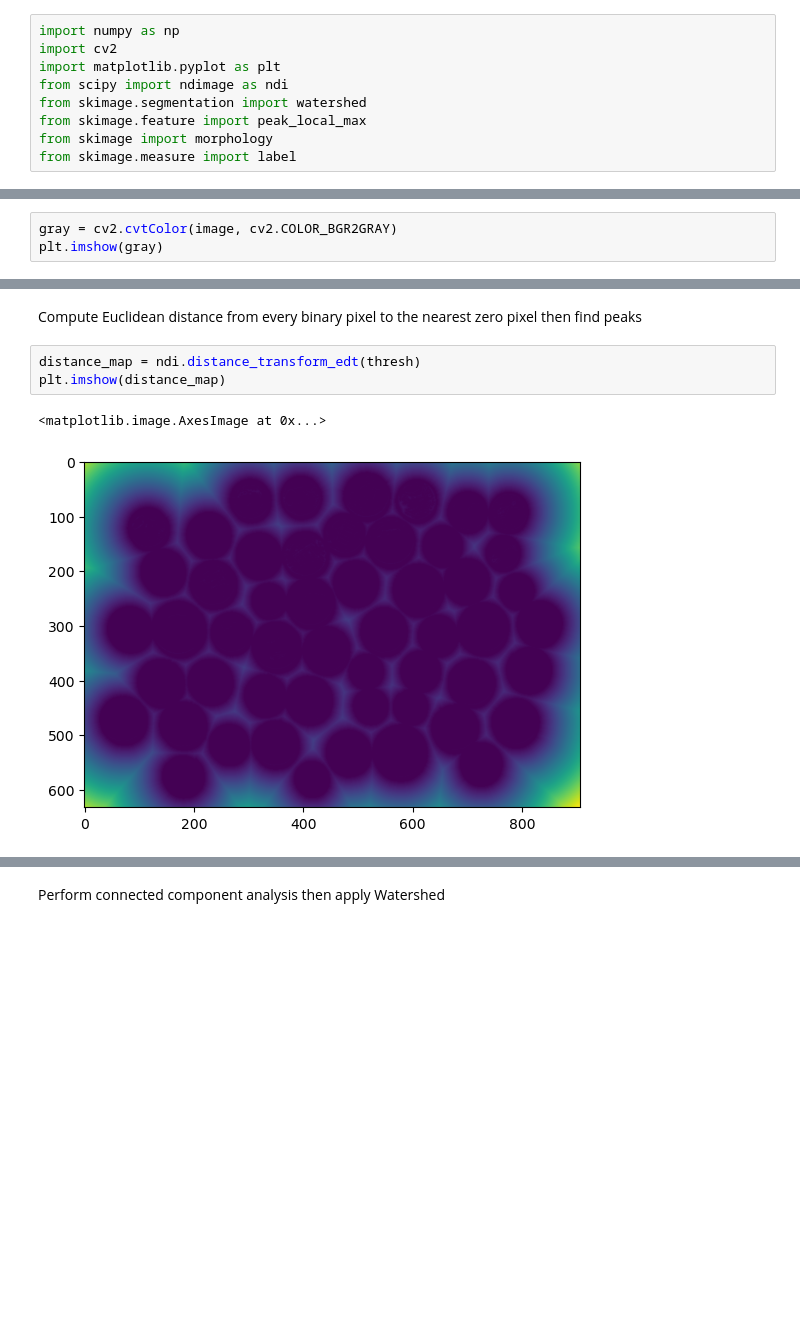
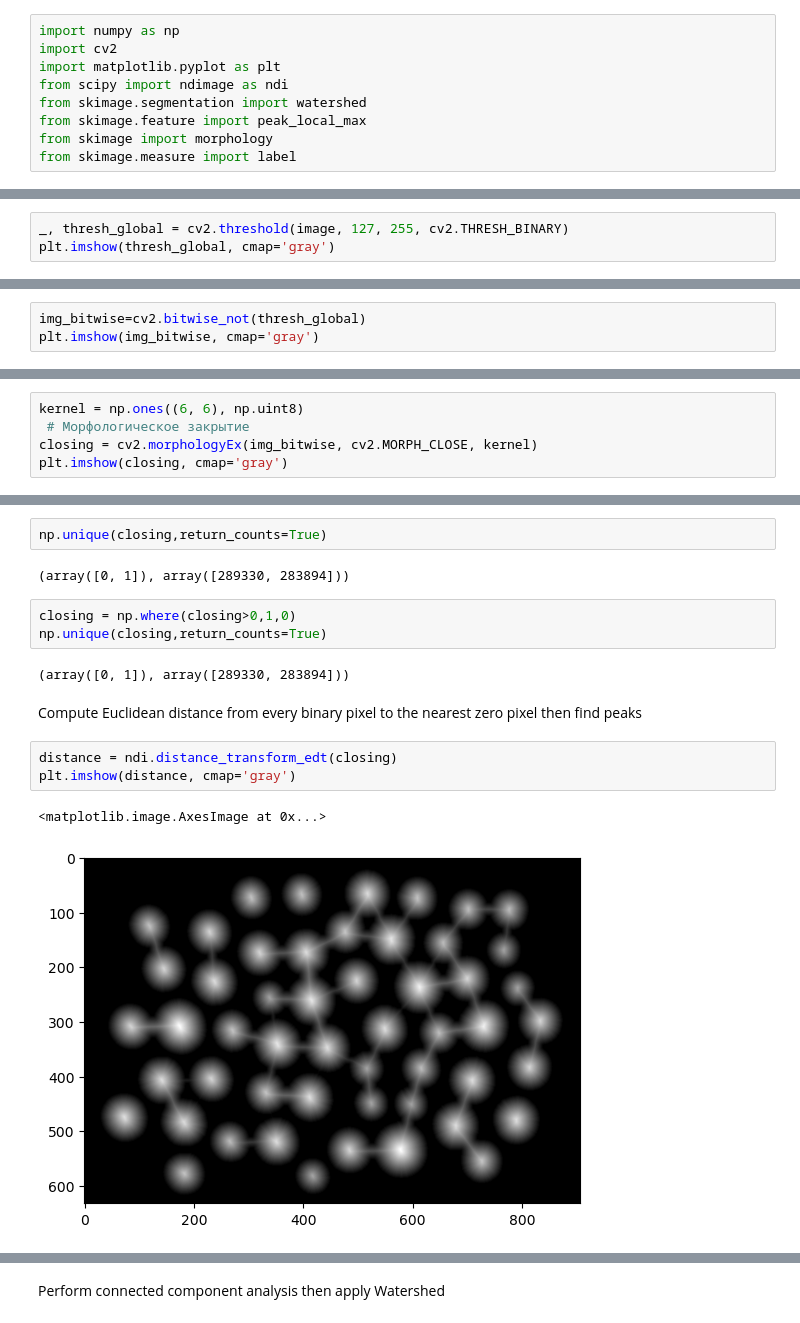
Before and after one commit to ch1cly/PythonScripts, a Jupyter notebook: imageprocessing/fourth.ipynb, the cells around one changed output, grey strips where cells are left out. Cells and saved outputs as stored; diff of their text form; blank space fills up the shorter version.

```diff
--- a/imageprocessing/fourth.ipynb
+++ b/imageprocessing/fourth.ipynb
@@ -16,5 +16,5 @@ plt.imshow(image)
 # %%
-gray = cv2.cvtColor(image, cv2.COLOR_BGR2GRAY)
-plt.imshow(gray)
+_, thresh_global = cv2.threshold(image, 127, 255, cv2.THRESH_BINARY)
+plt.imshow(thresh_global, cmap='gray')
 # %% [output]
 <matplotlib.image.AxesImage at 0x...>
@@ -27,0 +22,3 @@ plt.imshow(thresh)
+# %%
+img_bitwise=cv2.bitwise_not(thresh_global)
+plt.imshow(img_bitwise, cmap='gray')
@@ -27,0 +36,5 @@ plt.imshow(thresh)
+# %%
+kernel = np.ones((6, 6), np.uint8)
+ # Морфологическое закрытие
+closing = cv2.morphologyEx(img_bitwise, cv2.MORPH_CLOSE, kernel)
+plt.imshow(closing, cmap='gray')
@@ -28,8 +44,17 @@ plt.imshow(thresh)
+# %%
+np.unique(closing,return_counts=True)
+# %% [output]
+(array([0, 1]), array([289330, 283894]))
+# %%
+closing = np.where(closing>0,1,0)
+np.unique(closing,return_counts=True)
+# %% [output]
+(array([0, 1]), array([289330, 283894]))
 # %% [markdown]
  Compute Euclidean distance from every binary pixel to the nearest zero pixel then find peaks
 # %%
-distance_map = ndi.distance_transform_edt(thresh)
-plt.imshow(distance_map)
+distance = ndi.distance_transform_edt(closing)
+plt.imshow(distance, cmap='gray')
 # %% [output]
 <matplotlib.image.AxesImage at 0x...>
-[figure, old version]
+[figure, new version]
```
Also changed, not shown: parts of 22 cells of this notebook.
